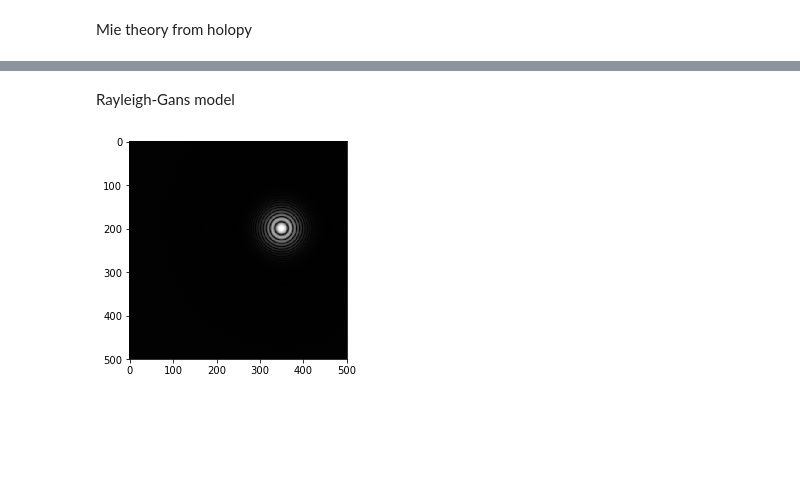
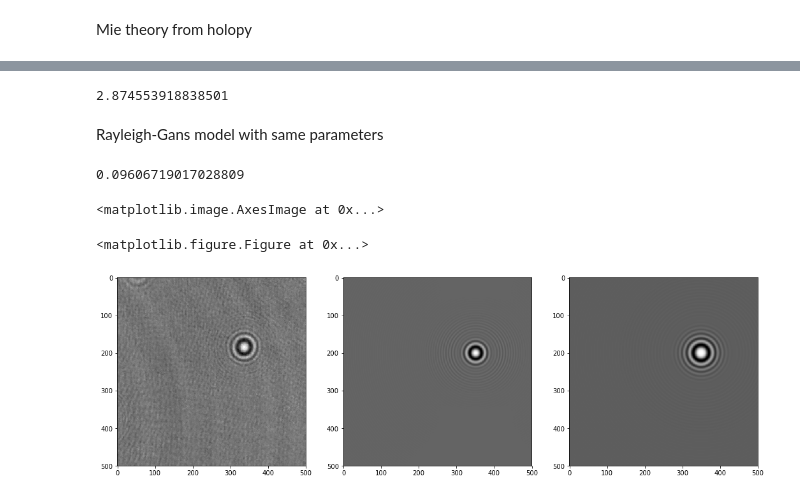
Before and after one commit to ralex0/holoinfer, a Jupyter notebook: modeltest.ipynb, the cells around one changed output, grey strips where cells are left out. Drawn from its saved outputs; the diff is of its cells as text; code cells hidden in the pictures; blank space fills up the shorter version.

```diff
--- a/modeltest.ipynb
+++ b/modeltest.ipynb
@@ -39,23 +40,43 @@ hp.show(holo2)
+# %%
+detector = hp.detector_grid(shape = grid_size, spacing = pixel_size)
+sphere = Sphere(n = sc_index, r = sc_radius, center = sc_center)
+
+go = t()
+mieholo = calc_holo(detector, sphere, medium_index=med_index, illum_wavelen=illum_wavelength, illum_polarization=(1,0))
+print(t()-go)
+# %% [output]
+2.874553918838501
 # %% [markdown]
-Rayleigh-Gans model
+Rayleigh-Gans model with same parameters
-# %%
-pixel_size = 0.0858
-grid_size = 500
-x = y = np.linspace(0, pixel_size*grid_size, grid_size)
-z = 0
-
-grid = m.cartesian(x, y, z)
-
-illum_wavelength = .660
-illum_wavenumber = 2*np.pi/illum_wavelength
-sc_center = np.array([350*pixel_size, 200*pixel_size, 5])
-sc_index = np.array([1.4734/1.33, 0])
-sc_radius = .5
-
-data = hologram.rayleigh_gans_sphere_holo(grid, illum_wavenumber, sc_center, sc_index, sc_radius)
-#data = m.add_noise(data, sc=.1)
-plt.gray()
-plt.imshow(data.reshape((grid_size,grid_size)))
-plt.show()
-# %% [output]
-[figure, removed]
+# %%
+illum_wavenumber = 2*np.pi/illum_wavelength
+rel_index = np.array([sc_index/med_index, 0])
+
+x = y = np.linspace(0, pixel_size*grid_size, grid_size)
+z = 0
+detector_grid = m.cartesian(x, y, z)
+
+go = t()
+rgholo = hologram.rayleigh_gans_sphere_holo(detector_grid, illum_wavenumber, sc_center, rel_index, sc_radius)
+print(t()-go)
+# %% [output]
+0.09606719017028809
+# %%
+expholo = expholo.squeeze()
+mieholo = mieholo.squeeze()
+rgholo = rgholo.reshape((grid_size, grid_size))
+rgholo = rgholo.T
+
+plt.gray()
+plt.figure(figsize=(18, 16))
+
+plt.subplot(1,3,1)
+plt.imshow(expholo)
+plt.subplot(1,3,2)
+plt.imshow(mieholo)
+plt.subplot(1,3,3)
+plt.imshow(rgholo)
+# %% [output]
+<matplotlib.image.AxesImage at 0x...>
+<matplotlib.figure.Figure at 0x...>
+[figure, added]
```
Also changed, not shown: parts of 9 cells of this notebook, 2 other files.
